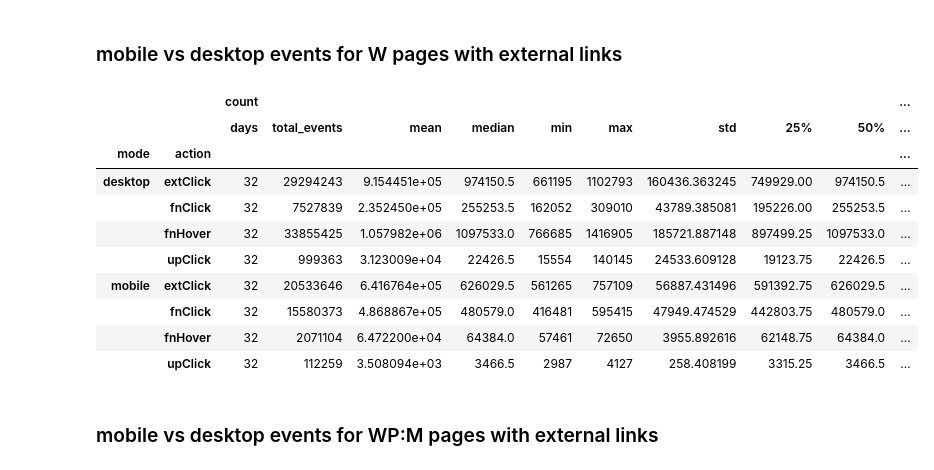
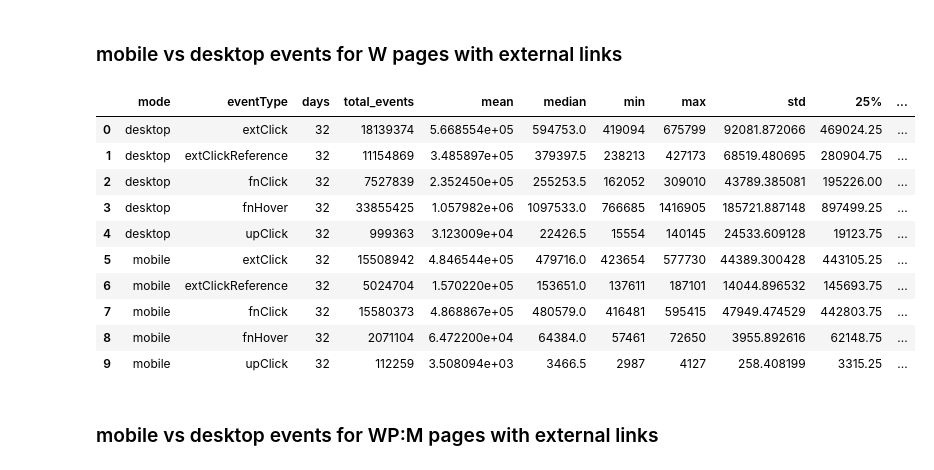
Before and after one commit to elifesciences-publications/wiki-citation-usage, a Jupyter notebook: notebooks/events--overview.ipynb, the cells around one changed output. Saved outputs shown, nothing was run; the diff lists cells and outputs as text; code cells hidden in the pictures.

```diff
--- a/notebooks/events--overview.ipynb
+++ b/notebooks/events--overview.ipynb
@@ -6,3 +3,23 @@
+# %%
+# basic defaults, including study dates, common SQL exclusions and parquet files for anonymized data
+%run -i 'data-defaults.py'
+
+def get_stats(df,groupby):
+    all_events_count = df['count'].sum()
+    stats = df.groupby(groupby).agg(
+    [('days','count'),
+    ('total_events','sum'),
+    'mean',
+    'median',
+    'min',
+    'max',
+    'std',
+    ('25%', lambda x: x.quantile(.25)),
+    ('50%', lambda x: x.quantile(.5)),
+    ('75%', lambda x: x.quantile(.75)),
+    ('perc', lambda x: sum(x)/all_events_count)])
+    stats.columns = stats.columns.droplevel()
+    return stats.reset_index()
 # %% [markdown]
 ## Overview
 # %% [markdown]
@@ -201,45 +211,41 @@ w_events.pivot(index='date', columns='action', values='count')
 # %%
 # mobile vs desktop events for W pages with external links
 w_mode_events_query = """
-SELECT to_date(event_time) AS date, mode, action, count(*) count
+SELECT to_date(event_time) AS date,
+        mode,
+        CASE
+            WHEN action='extClick' AND footnote_number IS NOT NULL THEN "extClickReference"
+            ELSE action
+        END eventType,
+        COUNT(*) count
 FROM citationusage
 WHERE wiki = 'enwiki'
 AND page_id IN (SELECT page_id FROM ryanmax.population_w_pages_with_extlinks)
 {}
 AND to_date(event_time) >= '{}'
 AND to_date(event_time) <= '{}'
 AND useragent_is_bot = FALSE
-GROUP BY date, mode, action
-ORDER BY date, mode, action
+GROUP BY date, mode, eventType
+ORDER BY date, mode, eventType
 """
 
 events = spark.sql(w_mode_events_query.format(event_exclusion_sql,start_date_string, end_date_string))
 events_rdd = events.rdd
 events_df = sqlContext.createDataFrame(events_rdd)
 w_events_pandas = events_df.toPandas()
-w_events_pandas.groupby(['mode', 'action']).agg(
-    [('days','count'),
-    ('total_events','sum'),
-    'mean',
-    'median',
-    'min',
-    'max',
-    'std',
-    ('25%', lambda x: x.quantile(.25)),
-    ('50%', lambda x: x.quantile(.5)),
-    ('75%', lambda x: x.quantile(.75))])
+get_stats(w_events_pandas,['mode','eventType'])
 # %% [output]
-|  |  | count |  |  |  |  |  |  |  |  | ... |
-|  |  | days | total_events | mean | median | min | max | std | 25% | 50% | ... |
-| mode | action |  |  |  |  |  |  |  |  |  | ... |
-| desktop | extClick | 32 | 29294243 | 9.154451e+05 | 974150.5 | 661195 | 1102793 | 160436.363245 | 749929.00 | 974150.5 | ... |
-|  | fnClick | 32 | 7527839 | 2.352450e+05 | 255253.5 | 162052 | 309010 | 43789.385081 | 195226.00 | 255253.5 | ... |
-|  | fnHover | 32 | 33855425 | 1.057982e+06 | 1097533.0 | 766685 | 1416905 | 185721.887148 | 897499.25 | 1097533.0 | ... |
-|  | upClick | 32 | 999363 | 3.123009e+04 | 22426.5 | 15554 | 140145 | 24533.609128 | 19123.75 | 22426.5 | ... |
-| mobile | extClick | 32 | 20533646 | 6.416764e+05 | 626029.5 | 561265 | 757109 | 56887.431496 | 591392.75 | 626029.5 | ... |
-|  | fnClick | 32 | 15580373 | 4.868867e+05 | 480579.0 | 416481 | 595415 | 47949.474529 | 442803.75 | 480579.0 | ... |
-|  | fnHover | 32 | 2071104 | 6.472200e+04 | 64384.0 | 57461 | 72650 | 3955.892616 | 62148.75 | 64384.0 | ... |
-|  | upClick | 32 | 112259 | 3.508094e+03 | 3466.5 | 2987 | 4127 | 258.408199 | 3315.25 | 3466.5 | ... |
+|  | mode | eventType | days | total_events | mean | median | min | max | std | 25% | ... |
+| 0 | desktop | extClick | 32 | 18139374 | 5.668554e+05 | 594753.0 | 419094 | 675799 | 92081.872066 | 469024.25 | ... |
+| 1 | desktop | extClickReference | 32 | 11154869 | 3.485897e+05 | 379397.5 | 238213 | 427173 | 68519.480695 | 280904.75 | ... |
+| 2 | desktop | fnClick | 32 | 7527839 | 2.352450e+05 | 255253.5 | 162052 | 309010 | 43789.385081 | 195226.00 | ... |
+| 3 | desktop | fnHover | 32 | 33855425 | 1.057982e+06 | 1097533.0 | 766685 | 1416905 | 185721.887148 | 897499.25 | ... |
+| 4 | desktop | upClick | 32 | 999363 | 3.123009e+04 | 22426.5 | 15554 | 140145 | 24533.609128 | 19123.75 | ... |
+| 5 | mobile | extClick | 32 | 15508942 | 4.846544e+05 | 479716.0 | 423654 | 577730 | 44389.300428 | 443105.25 | ... |
+| 6 | mobile | extClickReference | 32 | 5024704 | 1.570220e+05 | 153651.0 | 137611 | 187101 | 14044.896532 | 145693.75 | ... |
+| 7 | mobile | fnClick | 32 | 15580373 | 4.868867e+05 | 480579.0 | 416481 | 595415 | 47949.474529 | 442803.75 | ... |
+| 8 | mobile | fnHover | 32 | 2071104 | 6.472200e+04 | 64384.0 | 57461 | 72650 | 3955.892616 | 62148.75 | ... |
+| 9 | mobile | upClick | 32 | 112259 | 3.508094e+03 | 3466.5 | 2987 | 4127 | 258.408199 | 3315.25 | ... |
 # %% [markdown]
 ### mobile vs desktop events for WP:M pages with external links
 # %%
```
Also changed, not shown: parts of 16 cells of this notebook.
